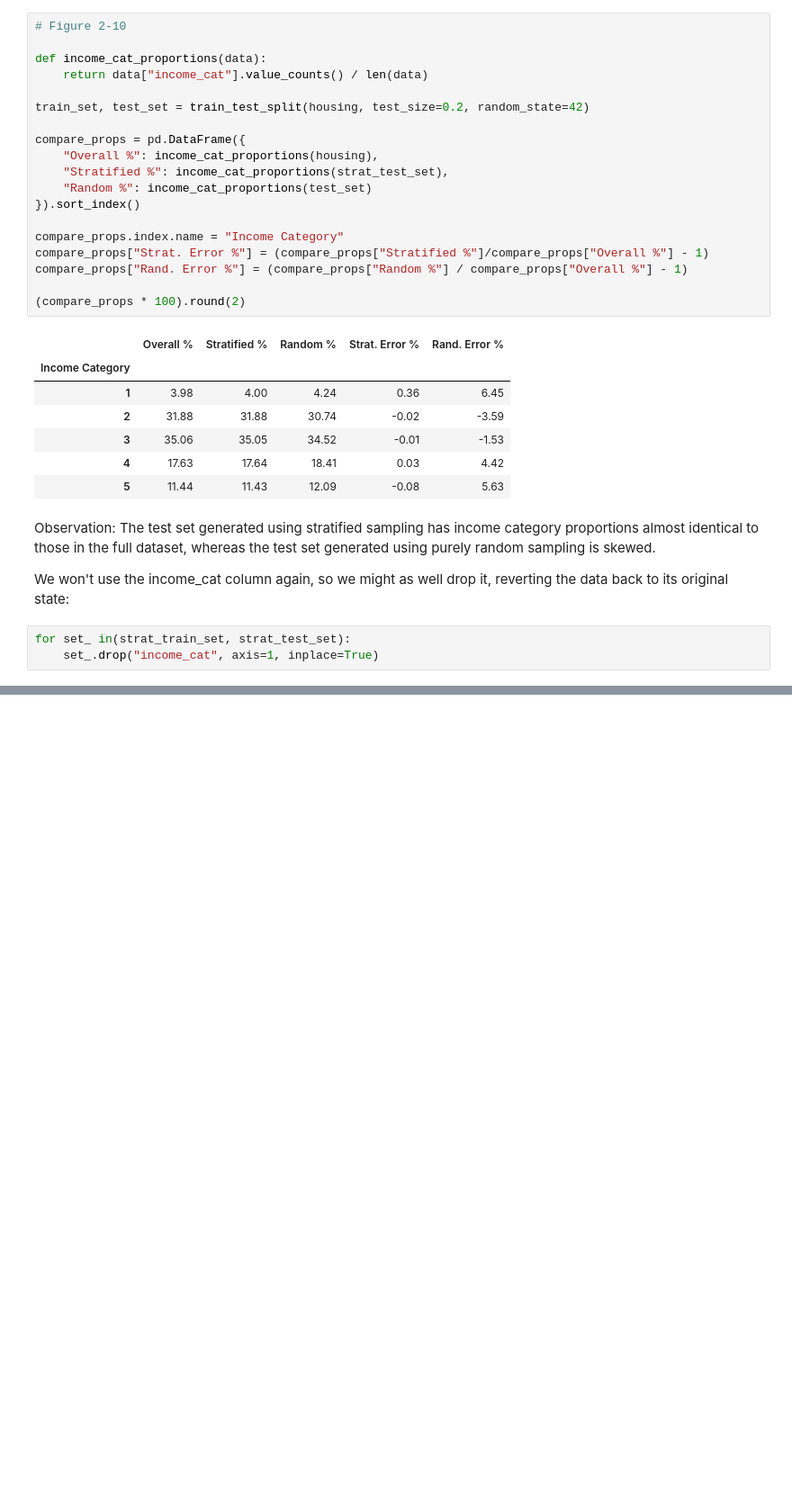
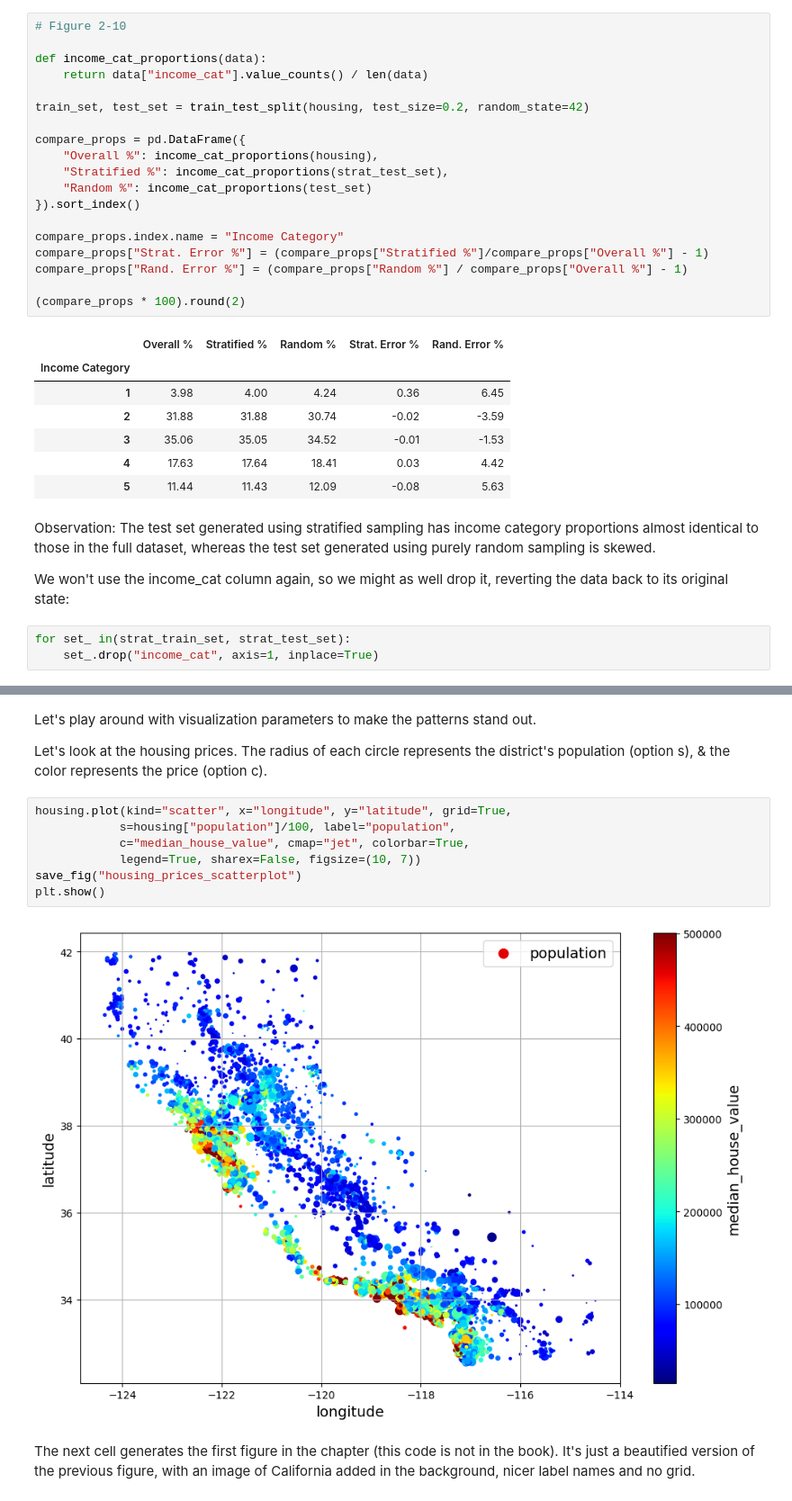
Before and after one commit to mjoshua97241/Hands-On-Machine-Learning-with-Scikit-Learn-Keras-and-TensorFlow-Notes, a Jupyter notebook: 02-end-to-end-machine-learning-project.ipynb, the cells around one changed output, grey strips where cells are left out. Shown at 90% size. Drawn from its saved outputs; the diff is of its cells as text; blank space fills up the shorter version.

```diff
--- a/02-end-to-end-machine-learning-project.ipynb
+++ b/02-end-to-end-machine-learning-project.ipynb
@@ -279,0 +304,15 @@ for set_ in(strat_train_set, strat_test_set):
+# %% [markdown]
+Let's play around with visualization parameters to make the patterns stand out.
+
+Let's look at the housing prices. The radius of each circle represents the district's population (option s), & the color represents the price (option c).
+# %%
+housing.plot(kind="scatter", x="longitude", y="latitude", grid=True,
+            s=housing["population"]/100, label="population",
+            c="median_house_value", cmap="jet", colorbar=True,
+            legend=True, sharex=False, figsize=(10, 7))
+save_fig("housing_prices_scatterplot")
+plt.show()
+# %% [output]
+[figure, added]
+# %% [markdown]
+The next cell generates the first figure in the chapter (this code is not in the book). It's just a beautified version of the previous figure, with an image of California added in the background, nicer label names and no grid.
```
Also changed, not shown: parts of 10 cells of this notebook.
